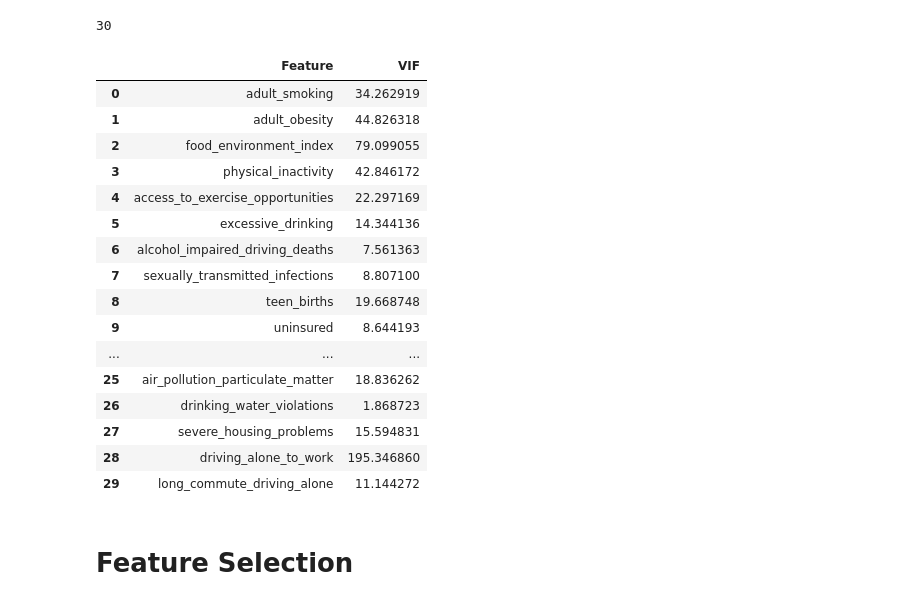
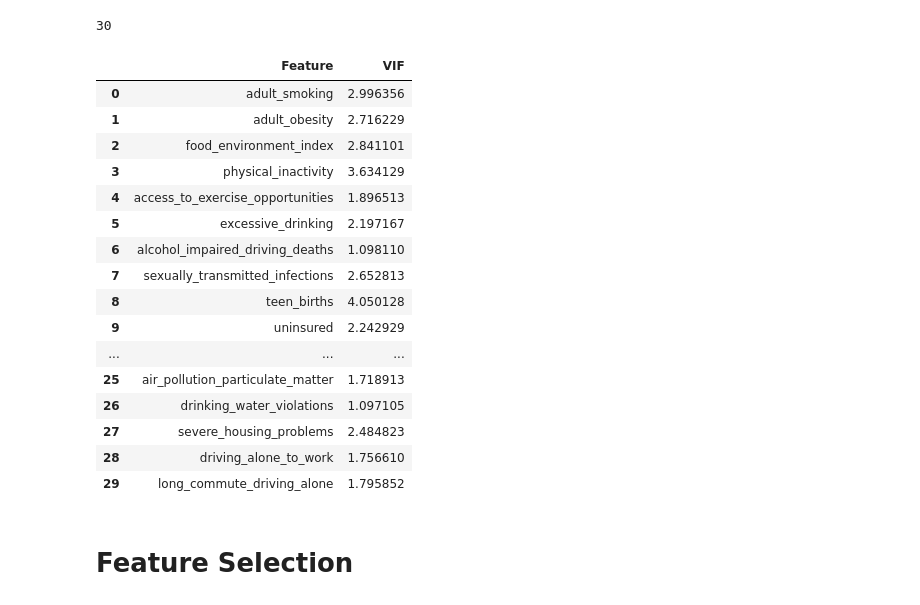
Before and after one commit to jankomah/Predicting_Life_Expectancy, a Jupyter notebook: 02.Josh_Modelling.ipynb, the cells around one changed output. Saved outputs shown, nothing was run; the diff lists cells and outputs as text; code cells hidden in the pictures.

```diff
--- a/02.Josh_Modelling.ipynb
+++ b/02.Josh_Modelling.ipynb
@@ -67,2 +68,2 @@ Life Expectancy Data - rows: 2473 columns: 38
 # %%
-County_health = County_h.copy()
+County_health = County_h[:]
@@ -92,3 +114,6 @@ cols_dict
  'severe_housing_problems_raw_value',
  'driving_alone_to_work_raw_value',
  'long_commute_driving_alone_raw_value']
+# %%
+rename = [x.replace('_raw_value','') for x in cols_dict]
+County_health.columns = rename
@@ -369,7 +395,7 @@ The performance of the baseline model is good, but we'd like to improve or maint
 # %% [markdown]
 # <a id='7'>Generating standardized data sets as dataframes<a/>
 # %%
-ss = MinMaxScaler()
+ss = StandardScaler()
 ss.fit(X_train1)
 
 X_train = ss.transform(X_train1)
@@ -379,7 +405,7 @@ X_train = pd.DataFrame(X_train, columns = feature_vars, index = X_train1.index)
 X_test = pd.DataFrame(X_test, columns = feature_vars, index = X_test1.index)
 # %%
 # creating training dataset with the standardized data
-train_new1 = pd.merge(y_train, X_train, left_index=True, right_index=True)
+train_df = pd.merge(y_train, X_train, left_index=True, right_index=True)
 # %% [markdown]
 # <a id='7'>Correlation and Collinearity<a/>
 # %%
@@ -463,25 +489,25 @@ len(feature_vars)
 # %% [output]
 30
 # %%
-feat.printing_variance_inflation_factor(feature_vars, train_new1)
+feat.printing_variance_inflation_factor(feature_vars, train_df)
 # %% [output]
 |  | Feature | VIF |
-| 0 | adult_smoking | 34.262919 |
-| 1 | adult_obesity | 44.826318 |
-| 2 | food_environment_index | 79.099055 |
-| 3 | physical_inactivity | 42.846172 |
-| 4 | access_to_exercise_opportunities | 22.297169 |
-| 5 | excessive_drinking | 14.344136 |
-| 6 | alcohol_impaired_driving_deaths | 7.561363 |
-| 7 | sexually_transmitted_infections | 8.807100 |
-| 8 | teen_births | 19.668748 |
-| 9 | uninsured | 8.644193 |
+| 0 | adult_smoking | 2.996356 |
+| 1 | adult_obesity | 2.716229 |
+| 2 | food_environment_index | 2.841101 |
+| 3 | physical_inactivity | 3.634129 |
+| 4 | access_to_exercise_opportunities | 1.896513 |
+| 5 | excessive_drinking | 2.197167 |
+| 6 | alcohol_impaired_driving_deaths | 1.098110 |
+| 7 | sexually_transmitted_infections | 2.652813 |
+| 8 | teen_births | 4.050128 |
+| 9 | uninsured | 2.242929 |
 | ... | ... | ... |
-| 25 | air_pollution_particulate_matter | 18.836262 |
-| 26 | drinking_water_violations | 1.868723 |
-| 27 | severe_housing_problems | 15.594831 |
-| 28 | driving_alone_to_work | 195.346860 |
-| 29 | long_commute_driving_alone | 11.144272 |
+| 25 | air_pollution_particulate_matter | 1.718913 |
+| 26 | drinking_water_violations | 1.097105 |
+| 27 | severe_housing_problems | 2.484823 |
+| 28 | driving_alone_to_work | 1.756610 |
+| 29 | long_commute_driving_alone | 1.795852 |
 # %% [markdown]
 # <a id='7'>Feature Selection<a/>
 # %% [markdown]
```
Also changed, not shown: parts of 27 cells of this notebook.
